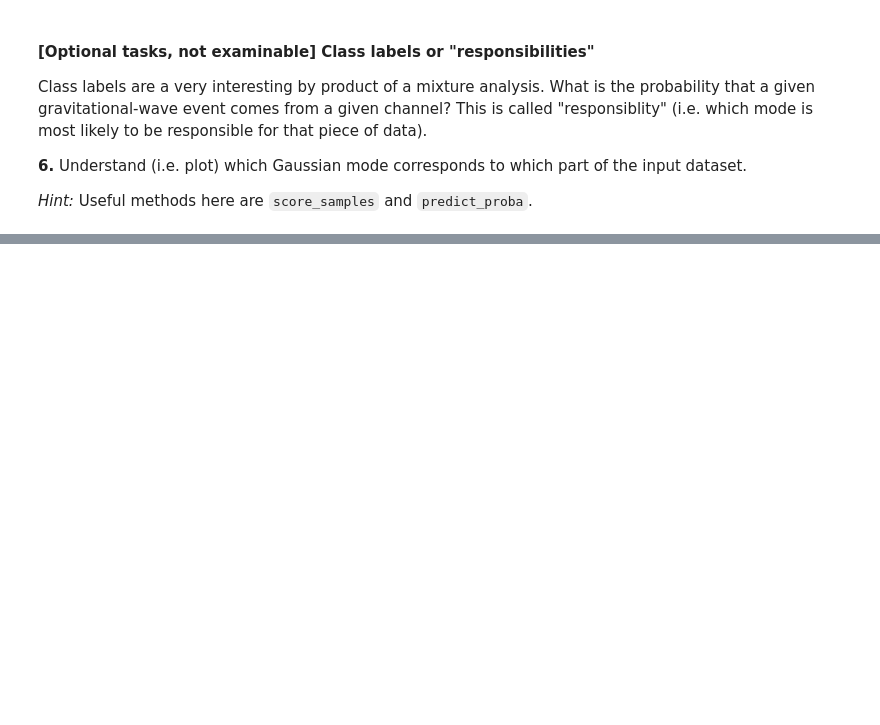
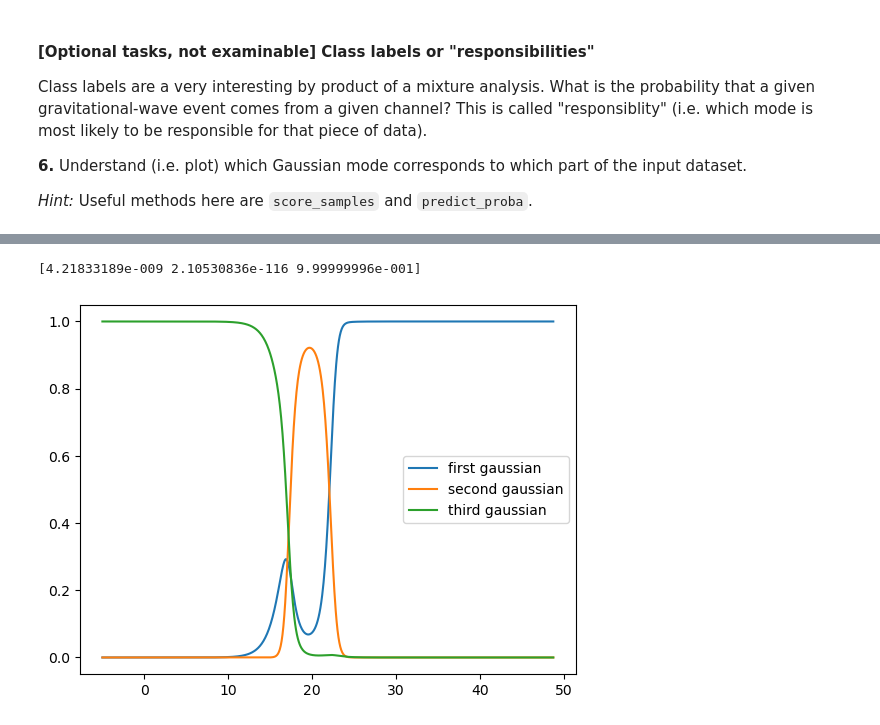
Before and after one commit to Matteo-Raschi/astrostatistics_bicocca_2026, a Jupyter notebook: working/L06_frequentist_notes.ipynb, the cells around one changed output, grey strips where cells are left out. Drawn from its saved outputs; the diff is of its cells as text; code cells hidden in the pictures; blank space fills up the shorter version.

```diff
--- a/working/L06_frequentist_notes.ipynb
+++ b/working/L06_frequentist_notes.ipynb
@@ -871,0 +887,14 @@ plt.show()
+# %%
+responsability = gm.predict_proba(x_plot)
+
+print(responsability[1])
+
+plt.plot(x_plot, responsability[:,0], label="first gaussian")
+plt.plot(x_plot, responsability[:,1], label="second gaussian")
+plt.plot(x_plot, responsability[:,2], label="third gaussian")
+
+plt.legend()
+plt.show()
+# %% [output]
+[4.21833189e-009 2.10530836e-116 9.99999996e-001]
+[figure, added]
```
Also changed, not shown: parts of 3 cells of this notebook.
